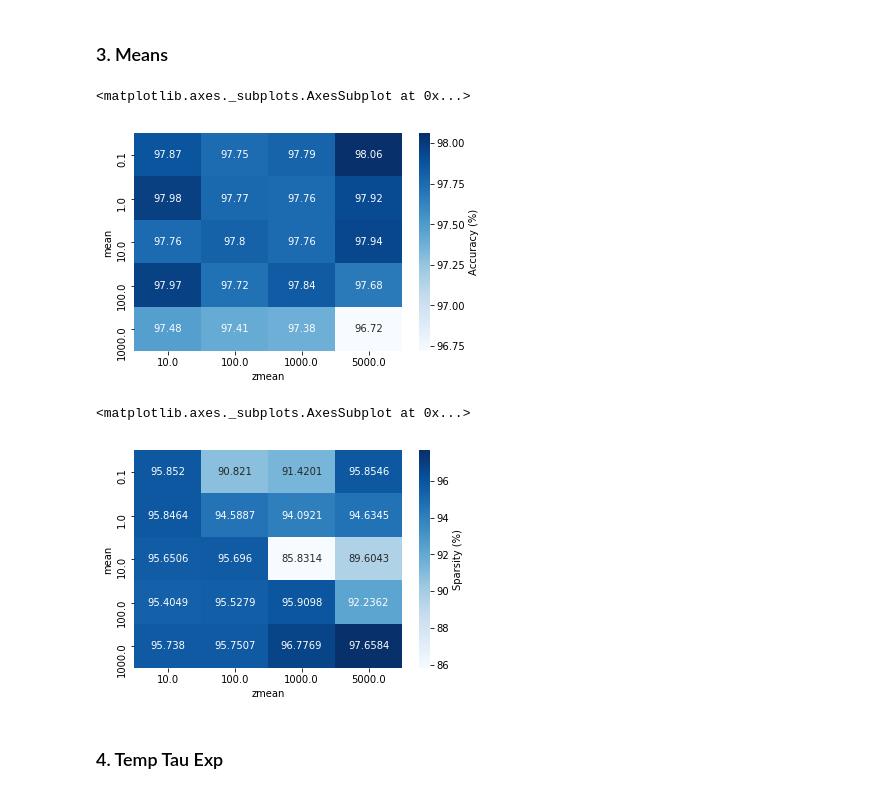
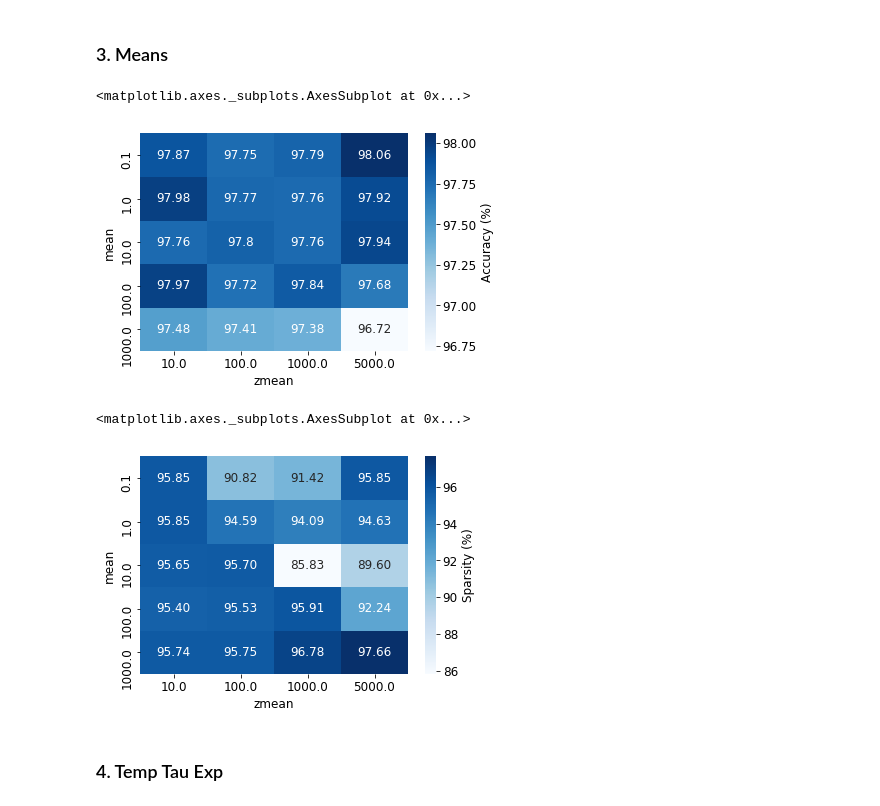
Before and after one commit to okz12/NN_compression, a Jupyter notebook: writeup/vastkd/kdmse_plot.ipynb, the cells around one changed output. Cells and saved outputs as stored; diff of their text form; code cells hidden in the pictures.

```diff
--- a/writeup/vastkd/kdmse_plot.ipynb
+++ b/writeup/vastkd/kdmse_plot.ipynb
@@ -21,23 +17,14 @@ sys.path.insert(0,'../../src/')
 # %%
 %matplotlib inline
 import matplotlib.pyplot as plt
+import matplotlib
 import seaborn as sns
 import numpy as np
 import pickle
 import pandas as pd
+sns.reset_orig()
+matplotlib.rcParams.update({'font.size': 12})
+from utils_write import loadfile, stack_weights, cr_calc
-# %%
-def loadfile(mean, var, zmean, zvar, tau, temp, mixtures, model, data_size = "full",  scaling = False, model_save_dir = "", fn="", file = "res"):
-    s = "s" if scaling else "f"
-    exp_name = "{}_m{}_zm{}_r{}_t{}_m{}_kdT{}_{}_{}".format(model, mean, zmean, 50, tau, int(mixtures), int(temp), s, data_size) + fn
-    if (file=='res'):
-        with open(model_save_dir + '/mnist_retrain_res_{}.p'.format(exp_name),'rb') as f:
-            file = pickle.load(f)
-    if (file=='gmp'):
-        with open(model_save_dir + '/mnist_retrain_gmp_{}.p'.format(exp_name),'rb') as f:
-            file = pickle.load(f)
-    if (file=='model'):
-        file = torch.load(model_save_dir + '/mnist_retrain_model_{}.m'.format(exp_name))
-    return file
 # %%
 res = loadfile(250, 10, 2500, 1250, 1e-6, 5, 16, "LeNet_300_100", model_save_dir = "./files")
 # %%
@@ -87,12 +74,12 @@ for mean in mlist:
 sns.heatmap(m_exp.pivot(index='mean', columns='zmean', values='acc'), cmap='Blues', cbar_kws = {'label' : 'Accuracy (%)'}, annot=True, fmt="g")
 # %% [output]
 <matplotlib.axes._subplots.AxesSubplot at 0x...>
-[figure, old version]
+[figure, new version]
 # %%
-sns.heatmap(m_exp.pivot(index='mean', columns='zmean', values='sp'), cmap='Blues', cbar_kws = {'label' : 'Sparsity (%)'}, annot=True, fmt="g")
+sns.heatmap(m_exp.pivot(index='mean', columns='zmean', values='sp'), cmap='Blues', cbar_kws = {'label' : 'Sparsity (%)'}, annot=True, fmt=".2f")
 # %% [output]
 <matplotlib.axes._subplots.AxesSubplot at 0x...>
-[figure, old version]
+[figure, new version]
 # %% [markdown]
 ### 4. Temp Tau Exp
 # %%
```
Also changed, not shown: parts of 3 cells of this notebook, 6 other files.
